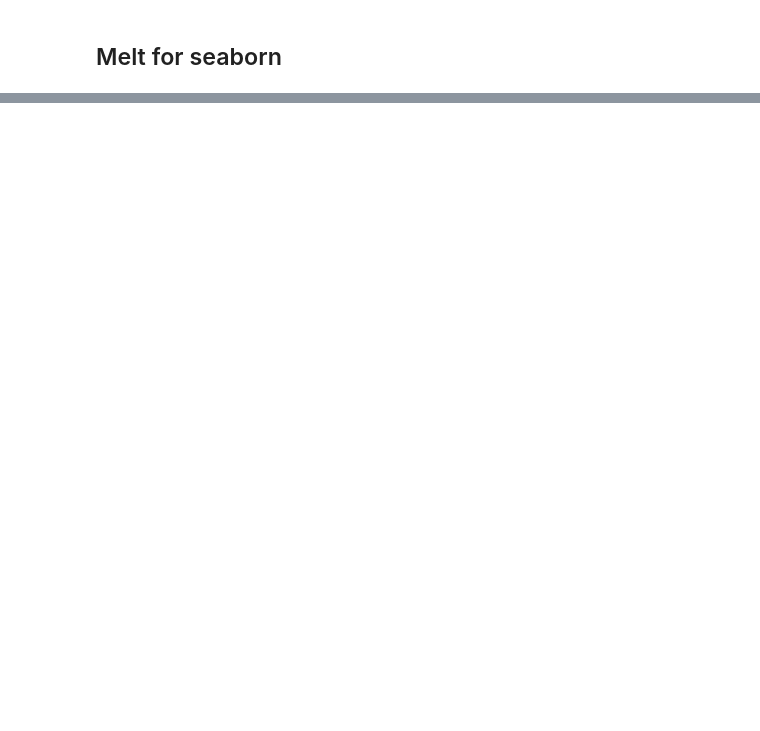
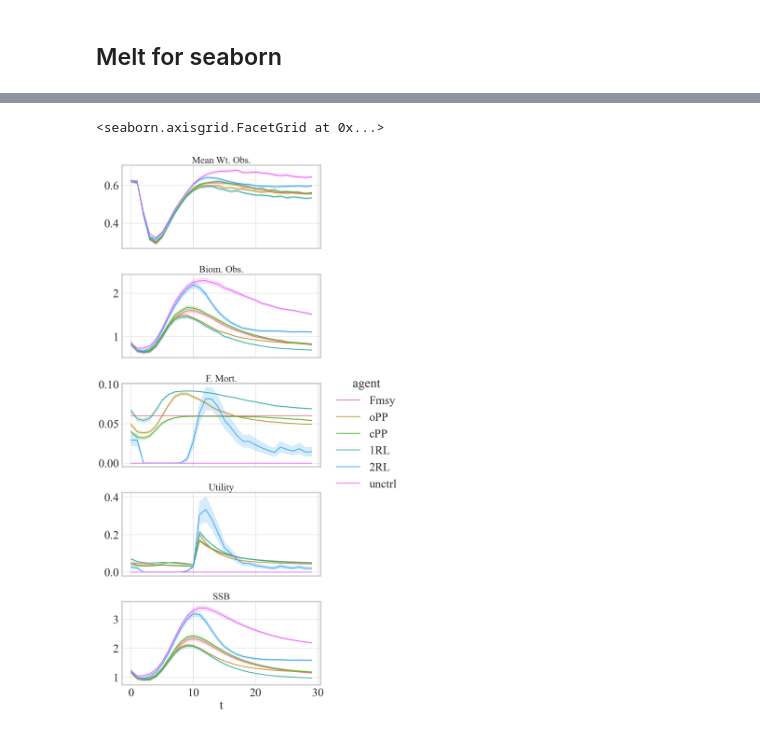
Before and after one commit to boettiger-lab/rl4fisheries, a Jupyter notebook: notebooks/experimenting/aftermath.ipynb, the cells around one changed output, grey strips where cells are left out. Cells and saved outputs as stored; diff of their text form; code cells hidden in the pictures; blank space fills up the shorter version.

```diff
--- a/notebooks/experimenting/aftermath.ipynb
+++ b/notebooks/experimenting/aftermath.ipynb
@@ -484,26 +506,29 @@ g
 # %%
-g = sns.relplot(
+g3 = sns.relplot(
     data=melted_UM3_df,
     x='t',
     y='value',
     hue='agent',
     row='nice_var',
     kind='line',
     aspect=2.2,
     linewidth=2.5,
     facet_kws={'sharey': False}
 )
-g.set_titles(row_template="{row_name}", size=30)
-g.set_axis_labels("t", "")
-g.tight_layout()
+g3.set_titles(row_template="{row_name}", size=30)
+g3.set_axis_labels("t", "")
+g3.tight_layout()
 
 mpl.rcParams['axes.linewidth'] = 4
-for idx, ax in enumerate(g.axes.ravel()):
+for idx, ax in enumerate(g3.axes.ravel()):
         ax.spines['right'].set_visible(True)
         ax.spines['left'].set_visible(True)
         ax.spines['top'].set_visible(True)
         ax.spines['bottom'].set_visible(True)
 
-g.savefig("../../../peer-review/myst/figures/aftermath-um3.jpeg")
-g
+g3.savefig("../../../peer-review/myst/figures/aftermath-um3.jpeg")
+g3
+# %% [output]
+<seaborn.axisgrid.FacetGrid at 0x...>
+[figure, added]
 # %%
```
Also changed, not shown: parts of 20 cells of this notebook.
